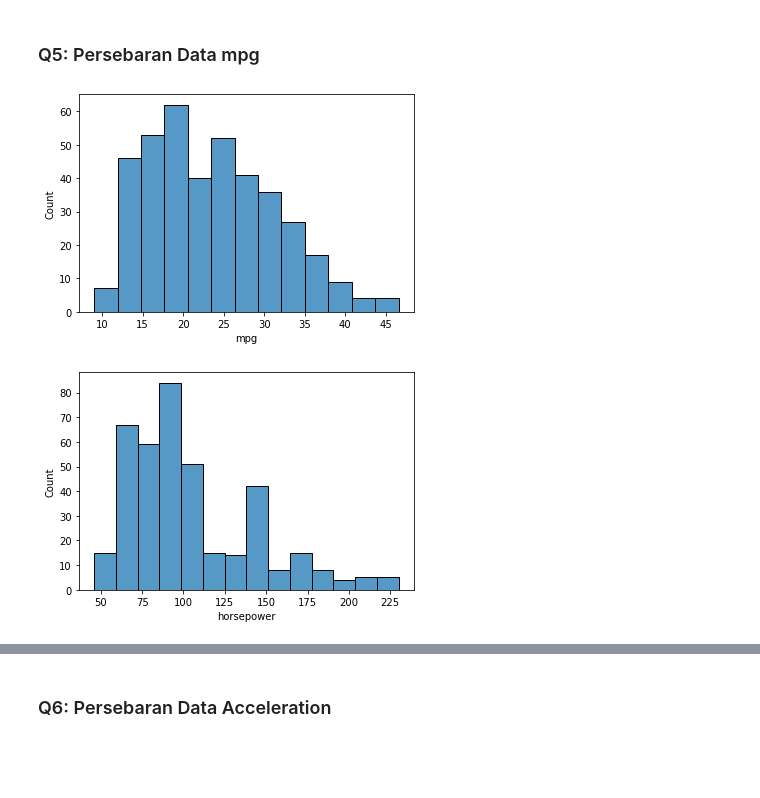
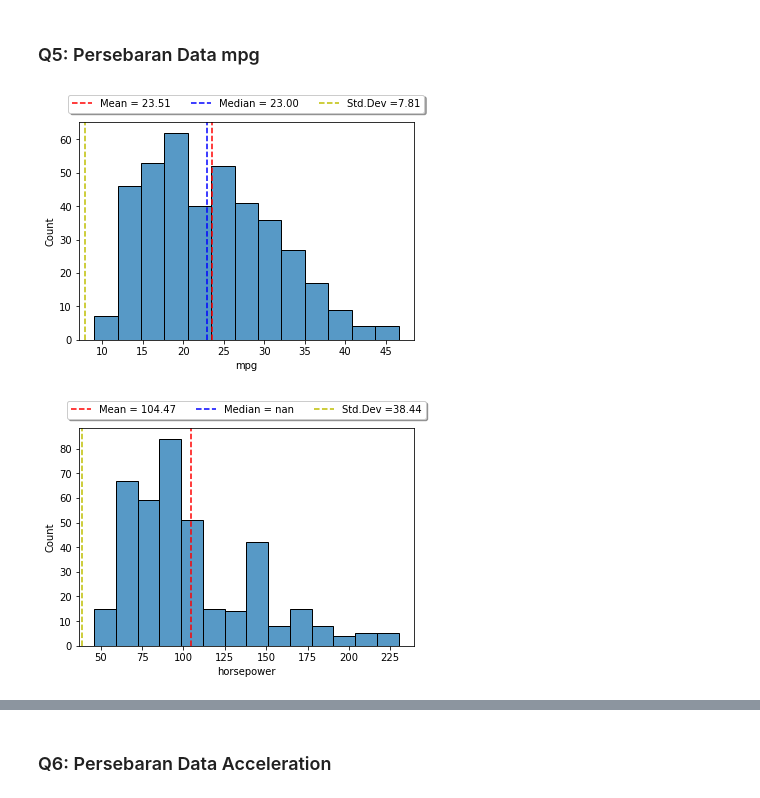
Before and after one commit to UvoChrollo/Pythonista, a Jupyter notebook: Notebook/Machine Learning/Linear Regression - MPG Dataset.ipynb, the cells around one changed output, grey strips where cells are left out. Cells and saved outputs as stored; diff of their text form; code cells hidden in the pictures; blank space fills up the shorter version.

```diff
--- a/Notebook/Machine Learning/Linear Regression - MPG Dataset.ipynb
+++ b/Notebook/Machine Learning/Linear Regression - MPG Dataset.ipynb
@@ -159,7 +159,7 @@ def stat_hist_desc(column: pd.Series, data: pd.DataFrame):
     ax = sns.histplot(x=column, data=data)
 
     plt.axvline(
-        np.mean(column.astype(np.float)),
+        np.mean(column),
         color="r",
         linestyle="--",
         linewidth=1.5,
@@ -189,10 +189,10 @@ def stat_hist_desc(column: pd.Series, data: pd.DataFrame):
     )
     plt.show()
 # %%
-ax = sns.histplot(x='mpg',data=df_mpg)
+stat_hist_desc(column=df_mpg['mpg'],data=df_mpg)
 # %% [output]
-[figure, old version]
+[figure, new version]
 # %%
-ax = sns.histplot(x='horsepower',data=df_mpg)
+stat_hist_desc(column=df_mpg['horsepower'],data=df_mpg)
 # %% [output]
-[figure, old version]
+[figure, new version]
```
Also changed, not shown: parts of 13 cells of this notebook.
